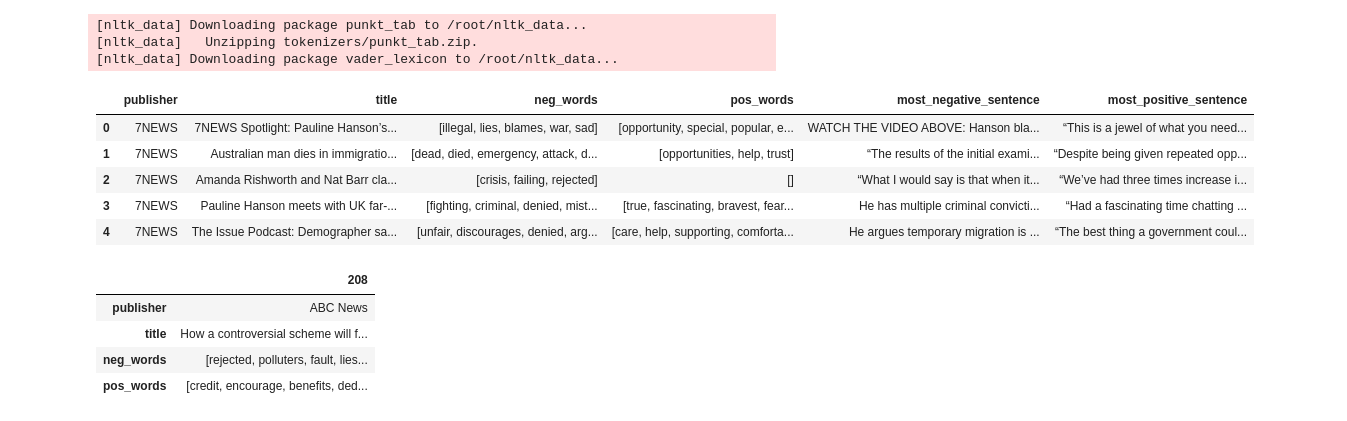
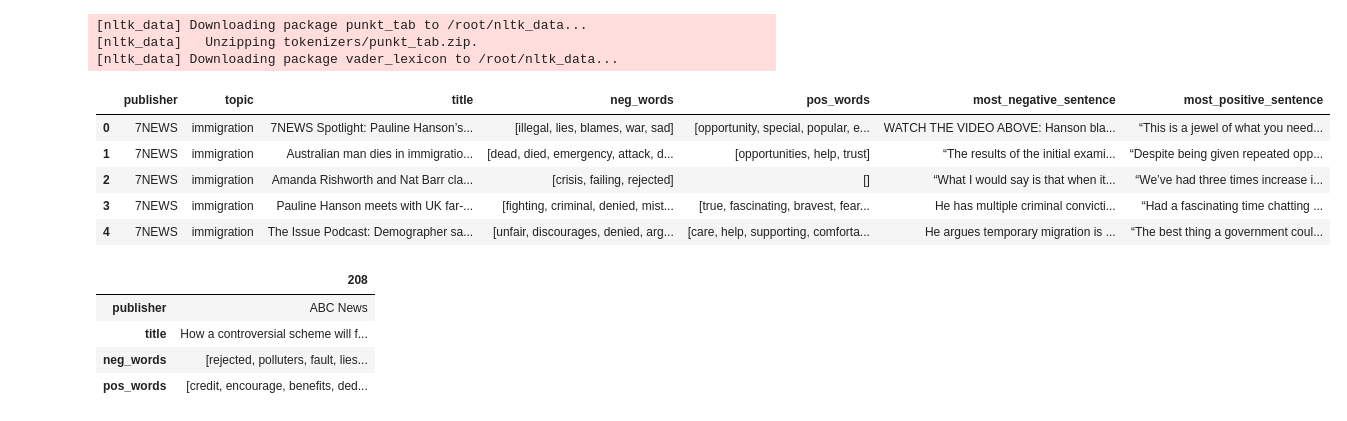
Before and after one commit to jessnxa/nlp_at2_newsprism, a Jupyter notebook: notebooks/03_sentiment_language/Sentiment_Analysis_FINAL.ipynb, the cells around one changed output. Saved outputs shown, nothing was run; the diff lists cells and outputs as text; code cells hidden in the pictures.

```diff
--- a/notebooks/03_sentiment_language/Sentiment_Analysis_FINAL.ipynb
+++ b/notebooks/03_sentiment_language/Sentiment_Analysis_FINAL.ipynb
@@ -471,14 +543,14 @@ lang_df = pd.concat([lang_df, emo], axis=1)
 lang_df = lang_df.loc[:, ~lang_df.columns.duplicated()].copy()
 # %%
 lang_df.columns
-lang_df[["publisher", "title", "neg_words", "pos_words","most_negative_sentence","most_positive_sentence",]].head()
+lang_df[["publisher", "topic", "title", "neg_words", "pos_words","most_negative_sentence","most_positive_sentence",]].head()
 # %% [output]
-|  | publisher | title | neg_words | pos_words | most_negative_sentence | most_positive_sentence |
-| 0 | 7NEWS | 7NEWS Spotlight: Pauline Hanson’s... | [illegal, lies, blames, war, sad] | [opportunity, special, popular, e... | WATCH THE VIDEO ABOVE: Hanson bla... | “This is a jewel of what you need... |
-| 1 | 7NEWS | Australian man dies in immigratio... | [dead, died, emergency, attack, d... | [opportunities, help, trust] | “The results of the initial exami... | “Despite being given repeated opp... |
-| 2 | 7NEWS | Amanda Rishworth and Nat Barr cla... | [crisis, failing, rejected] | [] | “What I would say is that when it... | “We’ve had three times increase i... |
-| 3 | 7NEWS | Pauline Hanson meets with UK far-... | [fighting, criminal, denied, mist... | [true, fascinating, bravest, fear... | He has multiple criminal convicti... | “Had a fascinating time chatting ... |
-| 4 | 7NEWS | The Issue Podcast: Demographer sa... | [unfair, discourages, denied, arg... | [care, help, supporting, comforta... | He argues temporary migration is ... | “The best thing a government coul... |
+|  | publisher | topic | title | neg_words | pos_words | most_negative_sentence | most_positive_sentence |
+| 0 | 7NEWS | immigration | 7NEWS Spotlight: Pauline Hanson’s... | [illegal, lies, blames, war, sad] | [opportunity, special, popular, e... | WATCH THE VIDEO ABOVE: Hanson bla... | “This is a jewel of what you need... |
+| 1 | 7NEWS | immigration | Australian man dies in immigratio... | [dead, died, emergency, attack, d... | [opportunities, help, trust] | “The results of the initial exami... | “Despite being given repeated opp... |
+| 2 | 7NEWS | immigration | Amanda Rishworth and Nat Barr cla... | [crisis, failing, rejected] | [] | “What I would say is that when it... | “We’ve had three times increase i... |
+| 3 | 7NEWS | immigration | Pauline Hanson meets with UK far-... | [fighting, criminal, denied, mist... | [true, fascinating, bravest, fear... | He has multiple criminal convicti... | “Had a fascinating time chatting ... |
+| 4 | 7NEWS | immigration | The Issue Podcast: Demographer sa... | [unfair, discourages, denied, arg... | [care, help, supporting, comforta... | He argues temporary migration is ... | “The best thing a government coul... |
 # %%
 # Display full text
 pd.set_option("display.max_colwidth", None)
```
Also changed, not shown: parts of 4 cells of this notebook.
